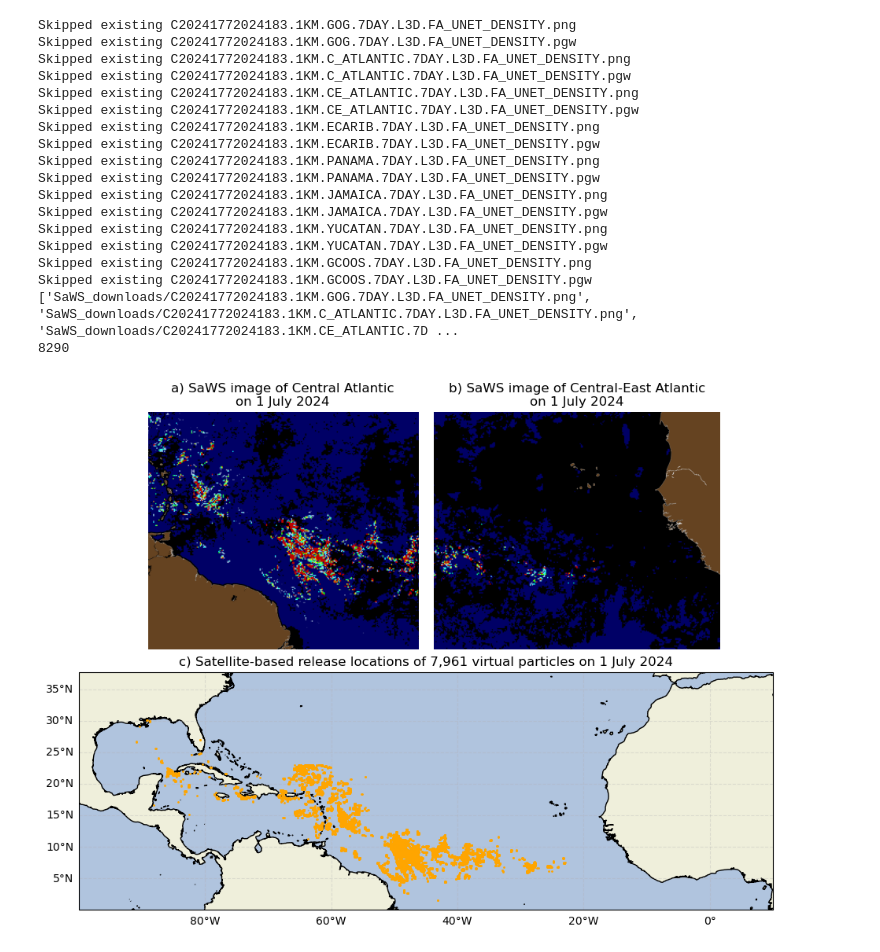
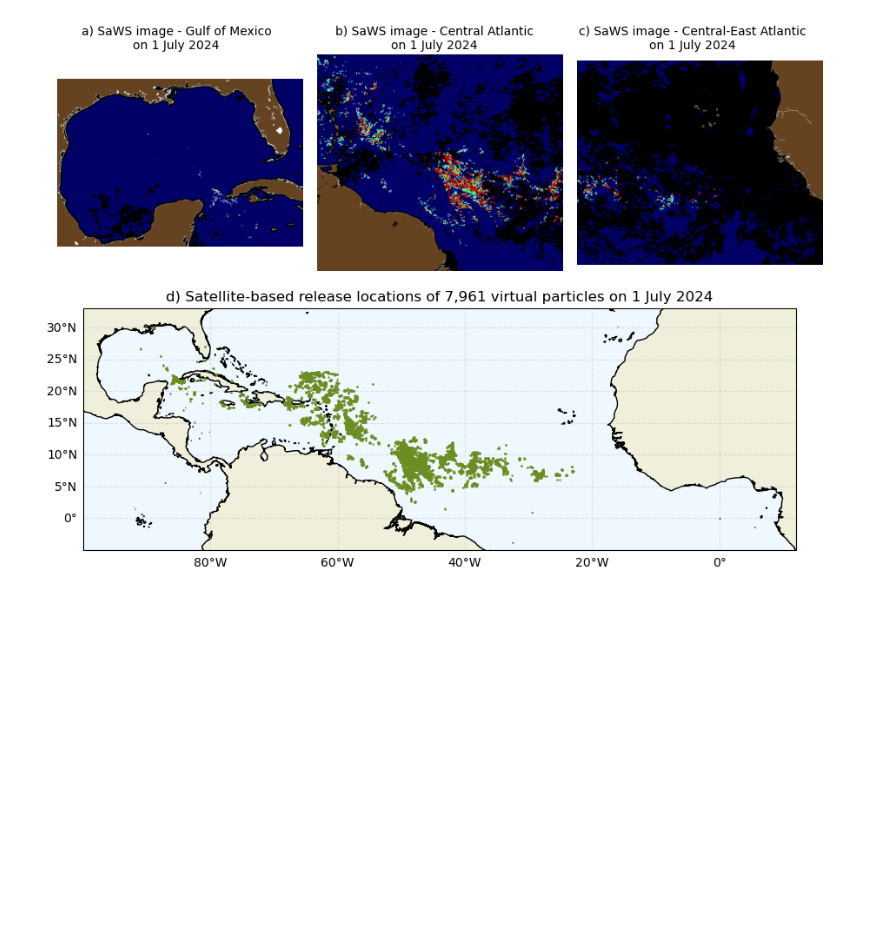
Before and after one commit to Parcels-code/Sargassum_growth_model, a Jupyter notebook: Manuscript_Figures/Figure1.ipynb, the cells around one changed output. Saved outputs shown, nothing was run; the diff lists cells and outputs as text; code cells hidden in the pictures; blank space fills up the shorter version.

Commit message:
Updating Figure 1 to new domain

```diff
--- a/Manuscript_Figures/Figure1.ipynb
+++ b/Manuscript_Figures/Figure1.ipynb
@@ -9,56 +9,60 @@ from src.saws_functions import sarg_grid_from_sat  # noqa: E402
 # %%
 #Loading satellite images
 coords = sarg_grid_from_sat(datetime(2024,7,1), stride=8)
 
-images = ['SaWS_downloads/C20241772024183.1KM.C_ATLANTIC.7DAY.L3D.FA_UNET_DENSITY.png', 'SaWS_downloads/C20241772024183.1KM.CE_ATLANTIC.7DAY.L3D.FA_UNET_DENSITY.png']
-#Creating figure layout: top row = 2 PNG images, bottom row = map
-fig = plt.figure(figsize=(10, 7), constrained_layout=True)
-gs = fig.add_gridspec(2, 2)
+images = [
+    plt.imread('SaWS_downloads/C20241772024183.1KM.GCOOS.7DAY.L3D.FA_UNET_DENSITY.png'),
+    plt.imread('SaWS_downloads/C20241772024183.1KM.C_ATLANTIC.7DAY.L3D.FA_UNET_DENSITY.png'),
+    plt.imread('SaWS_downloads/C20241772024183.1KM.CE_ATLANTIC.7DAY.L3D.FA_UNET_DENSITY.png'),
+]
 
-#Top-left: Central Atlantic PNG
-ax1 = fig.add_subplot(gs[0, 0])
-ax1.imshow(plt.imread(images[0]))
+# Calculate aspect ratios and scale images to consistent PPI
+target_width = 3.0  # inches per image
+aspect_ratios = [img.shape[1] / img.shape[0] for img in images]  # width / height
+heights = [target_width / ar for ar in aspect_ratios]
+
+# Figure dimensions based on scaled image sizes
+total_width = target_width * 3
+max_height = max(heights)
+fig_height = max_height + 3.5  # top images + bottom map
+
+#Creating figure layout: top row = 3 PNG images, bottom row = map
+fig = plt.figure(figsize=(total_width, fig_height), constrained_layout=True)
+gs = fig.add_gridspec(2, 3)
+
+#Top-left: Gulf of Mexico PNG
+ax0 = fig.add_subplot(gs[0, 0])
+ax0.imshow(images[0])
+ax0.axis('off')
+
+#Top-center: Central Atlantic PNG
+ax1 = fig.add_subplot(gs[0, 1])
+ax1.imshow(images[1])
 ax1.axis('off')
-ax1.set_anchor('E')
-ax1.set_title('a) SaWS image of Central Atlantic\non 1 July 2024')
 
 #Top-right: Central-East Atlantic PNG
-ax2 = fig.add_subplot(gs[0, 1])
-ax2.imshow(plt.imread(images[1]))
+ax2 = fig.add_subplot(gs[0, 2])
+ax2.imshow(images[2])
 ax2.axis('off')
-ax2.set_anchor('W')
-ax2.set_title('b) SaWS image of Central-East Atlantic\non 1 July 2024')
 
-#Bottom row: map spanning both columns
+# Align titles on top using fig.text for absolute positioning
+title_y = 0.98
+fig.text(0.17, title_y, 'a) SaWS image - Gulf of Mexico\non 1 July 2024', ha='center')
+fig.text(0.5, title_y, 'b) SaWS image - Central Atlantic\non 1 July 2024', ha='center')
+fig.text(0.83, title_y, 'c) SaWS image - Central-East Atlantic\non 1 July 2024', ha='center')
+
+#Bottom row: map spanning all columns
 ax3 = fig.add_subplot(gs[1, :], projection=ccrs.PlateCarree())
-ax3.set_facecolor('lightsteelblue')
+ax3.set_facecolor('aliceblue')
 ax3.add_feature(cartopy.feature.COASTLINE.with_scale('10m'), zorder=2)
 ax3.add_feature(cartopy.feature.LAND.with_scale('10m'), zorder=1)
 ax3.gridlines(draw_labels=['left', 'bottom'], zorder=0, alpha=0.3, linestyle='--')
-ax3.scatter(coords[:, 0], coords[:, 1], s=1, color='orange', zorder=5)
-ax3.set_extent([-100, 10, 0, 24])
-ax3.set_title(f'c) Satellite-based release locations of {len(coords):,} virtual particles on 1 July 2024')
+ax3.scatter(coords[:, 0], coords[:, 1], s=0.5, color='olivedrab', zorder=5)
+ax3.set_extent([-100, 12, -5, 33], crs=ccrs.PlateCarree())
+ax3.set_title(f'd) Satellite-based release locations of {len(coords):,} virtual particles on 1 July 2024')
 
 fig.savefig('Figures/Figure1.png', bbox_inches='tight', dpi=300)
 
 plt.show()
 # %% [output]
-Skipped existing C20241772024183.1KM.GOG.7DAY.L3D.FA_UNET_DENSITY.png
-Skipped existing C20241772024183.1KM.GOG.7DAY.L3D.FA_UNET_DENSITY.pgw
-Skipped existing C20241772024183.1KM.C_ATLANTIC.7DAY.L3D.FA_UNET_DENSITY.png
-Skipped existing C20241772024183.1KM.C_ATLANTIC.7DAY.L3D.FA_UNET_DENSITY.pgw
-Skipped existing C20241772024183.1KM.CE_ATLANTIC.7DAY.L3D.FA_UNET_DENSITY.png
-Skipped existing C20241772024183.1KM.CE_ATLANTIC.7DAY.L3D.FA_UNET_DENSITY.pgw
-Skipped existing C20241772024183.1KM.ECARIB.7DAY.L3D.FA_UNET_DENSITY.png
-Skipped existing C20241772024183.1KM.ECARIB.7DAY.L3D.FA_UNET_DENSITY.pgw
-Skipped existing C20241772024183.1KM.PANAMA.7DAY.L3D.FA_UNET_DENSITY.png
-Skipped existing C20241772024183.1KM.PANAMA.7DAY.L3D.FA_UNET_DENSITY.pgw
-Skipped existing C20241772024183.1KM.JAMAICA.7DAY.L3D.FA_UNET_DENSITY.png
-Skipped existing C20241772024183.1KM.JAMAICA.7DAY.L3D.FA_UNET_DENSITY.pgw
-Skipped existing C20241772024183.1KM.YUCATAN.7DAY.L3D.FA_UNET_DENSITY.png
-Skipped existing C20241772024183.1KM.YUCATAN.7DAY.L3D.FA_UNET_DENSITY.pgw
-Skipped existing C20241772024183.1KM.GCOOS.7DAY.L3D.FA_UNET_DENSITY.png
-Skipped existing C20241772024183.1KM.GCOOS.7DAY.L3D.FA_UNET_DENSITY.pgw
-['SaWS_downloads/C20241772024183.1KM.GOG.7DAY.L3D.FA_UNET_DENSITY.png', 'SaWS_downloads/C20241772024183.1KM.C_ATLANTIC.7DAY.L3D.FA_UNET_DENSITY.png', 'SaWS_downloads/C20241772024183.1KM.CE_ATLANTIC.7D ...
-8290
-[figure, old version]
+[figure, new version]
```
Also changed, not shown: 1 other file.
